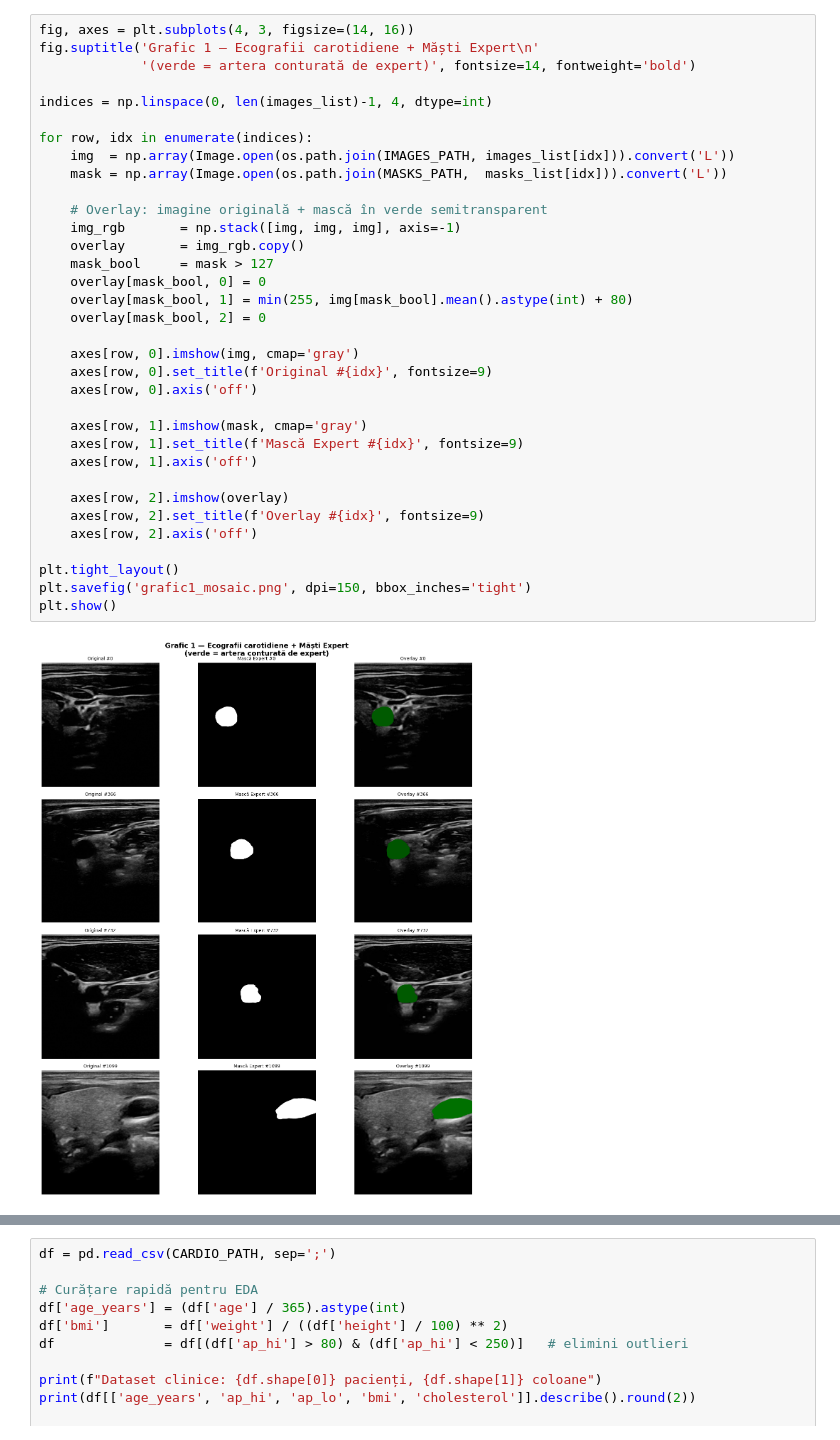
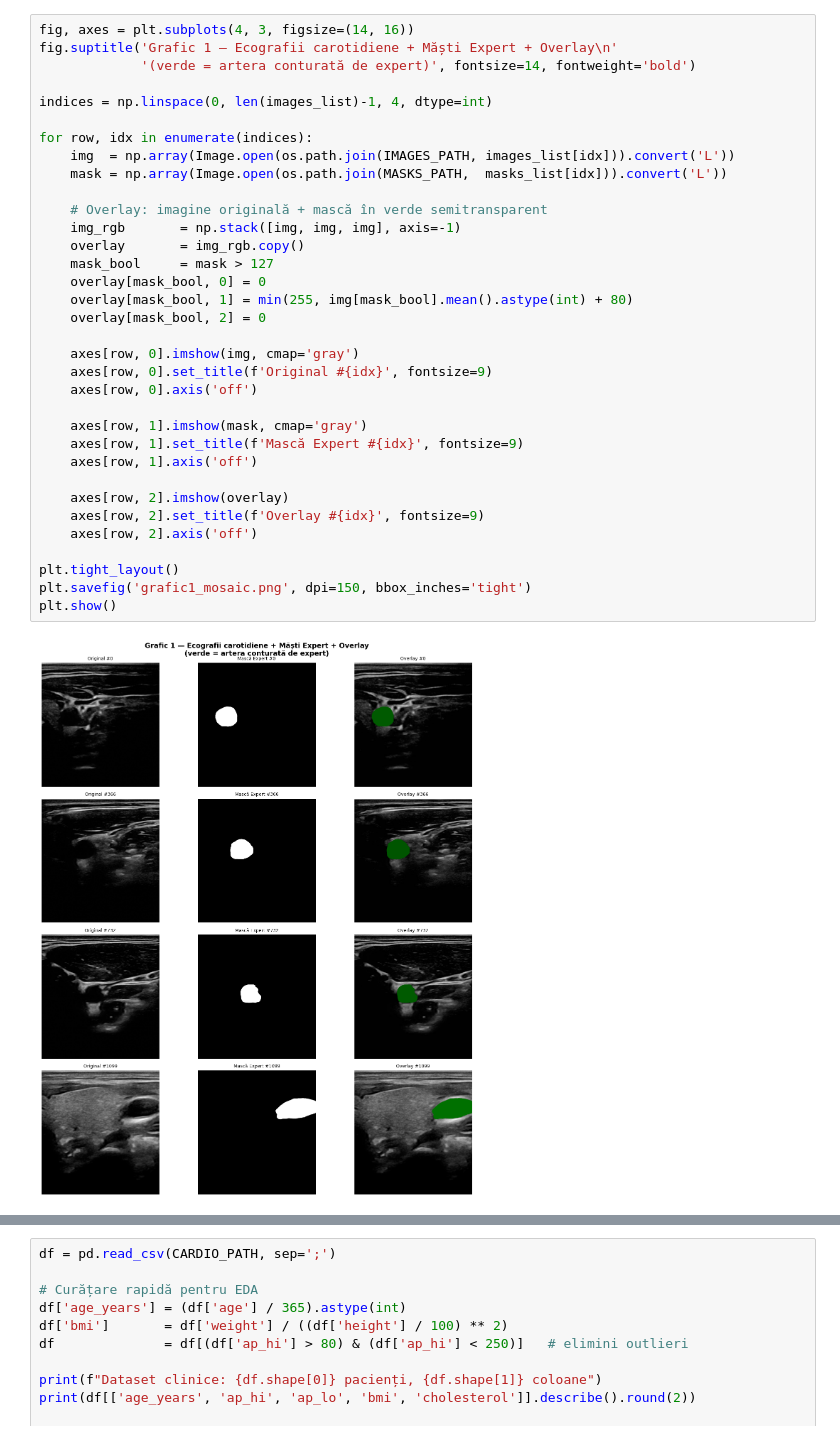
Before and after one commit to catalinagligor/carotid-ai-assist, a Jupyter notebook: notebooks/01-carotid-eda.ipynb, the cells around one changed output, grey strips where cells are left out. Cells and saved outputs as stored; diff of their text form.

```diff
--- a/notebooks/01-carotid-eda.ipynb
+++ b/notebooks/01-carotid-eda.ipynb
@@ -48,38 +53,38 @@ plt.show()
 [figure]
 # %%
 fig, axes = plt.subplots(4, 3, figsize=(14, 16))
-fig.suptitle('Grafic 1 — Ecografii carotidiene + Măști Expert\n'
+fig.suptitle('Grafic 1 — Ecografii carotidiene + Măști Expert + Overlay\n'
              '(verde = artera conturată de expert)', fontsize=14, fontweight='bold')
 
 indices = np.linspace(0, len(images_list)-1, 4, dtype=int)
 
 for row, idx in enumerate(indices):
     img  = np.array(Image.open(os.path.join(IMAGES_PATH, images_list[idx])).convert('L'))
     mask = np.array(Image.open(os.path.join(MASKS_PATH,  masks_list[idx])).convert('L'))
 
     # Overlay: imagine originală + mască în verde semitransparent
     img_rgb       = np.stack([img, img, img], axis=-1)
     overlay       = img_rgb.copy()
     mask_bool     = mask > 127
     overlay[mask_bool, 0] = 0
     overlay[mask_bool, 1] = min(255, img[mask_bool].mean().astype(int) + 80)
     overlay[mask_bool, 2] = 0
 
     axes[row, 0].imshow(img, cmap='gray')
     axes[row, 0].set_title(f'Original #{idx}', fontsize=9)
     axes[row, 0].axis('off')
 
     axes[row, 1].imshow(mask, cmap='gray')
     axes[row, 1].set_title(f'Mască Expert #{idx}', fontsize=9)
     axes[row, 1].axis('off')
 
     axes[row, 2].imshow(overlay)
     axes[row, 2].set_title(f'Overlay #{idx}', fontsize=9)
     axes[row, 2].axis('off')
 
 plt.tight_layout()
 plt.savefig('grafic1_mosaic.png', dpi=150, bbox_inches='tight')
 plt.show()
 # %% [output]
-[figure, old version]
+[figure, new version]
 # %%
```
Also changed, not shown: parts of 9 cells of this notebook, 4 other files.
